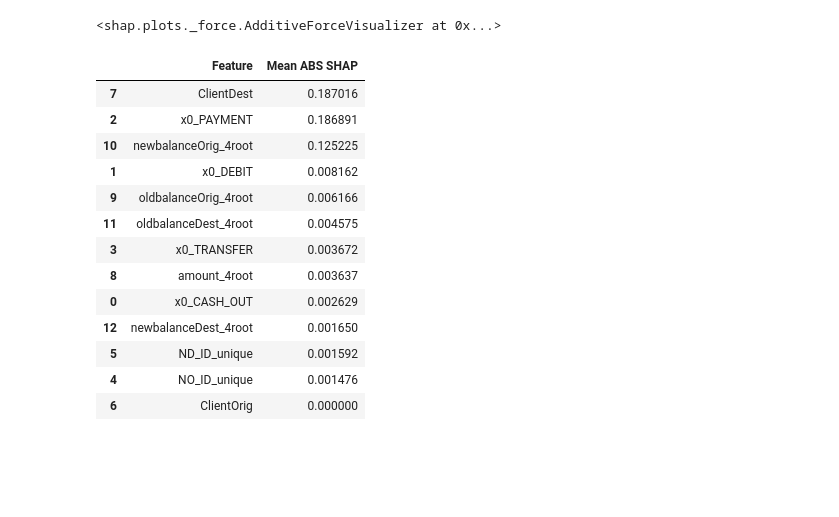
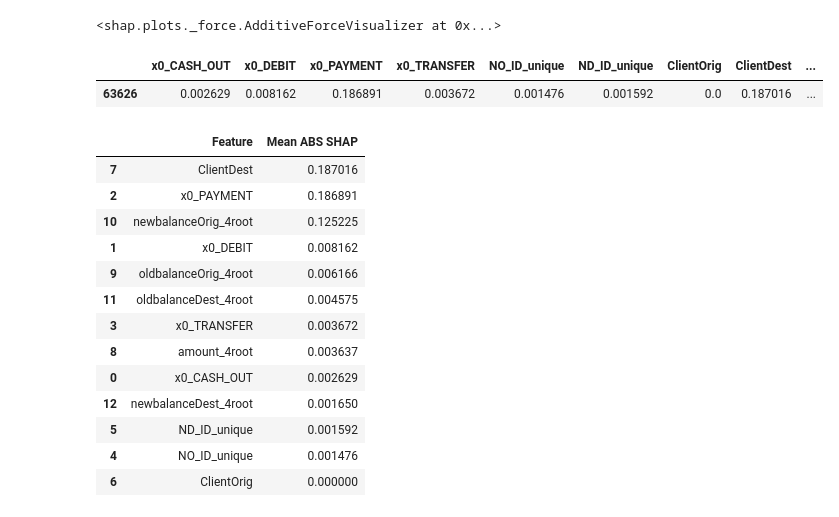
Before and after one commit to kevinArmenta/OnlinePaymentFraud, a Jupyter notebook: 5. Final Models.ipynb, the cells around one changed output. Cells and saved outputs as stored; diff of their text form; code cells hidden in the pictures; blank space fills up the shorter version.

```diff
--- a/5. Final Models.ipynb
+++ b/5. Final Models.ipynb
@@ -455,5 +457,18 @@ pickle_list1 = pickle.load(f)
 f.close()
 
 shap_values_tomek = pickle_list1[0]
+# %%
+#TESTING THINGS OUT, IGNORE THIS CELL
+#np.array(shap_values_tomek[0]).shape (63627,13)
+#np.array(shap_values_tomek[1]).shape (63627,13)
+#len(shap_values_tomek) (2)
+mean_shap = np.mean(np.array([np.array(shap_values_tomek[0]),np.array(shap_values_tomek[1])]),axis=0)
+#mean_shap.shape
+shap_df2 = pd.DataFrame(data=mean_shap, columns=test.columns)
+shap_avg_df = pd.DataFrame(shap_df.mean().to_dict(),index=[shap_df.index.values[-1]])
+shap_avg_df #All these values are positive, so we don't have to worry about negative numbers
+# %% [output]
+|  | x0_CASH_OUT | x0_DEBIT | x0_PAYMENT | x0_TRANSFER | NO_ID_unique | ND_ID_unique | ClientOrig | ClientDest | ... |
+| 63626 | 0.002629 | 0.008162 | 0.186891 | 0.003672 | 0.001476 | 0.001592 | 0.0 | 0.187016 | ... |
 # %%
 abs_mean_shap = np.mean(np.array([np.absolute(np.array(shap_values_tomek[0])), np.absolute(np.array(shap_values_tomek[1]))]), axis=0)
```
Also changed, not shown: parts of 7 cells of this notebook, 3 other files.
